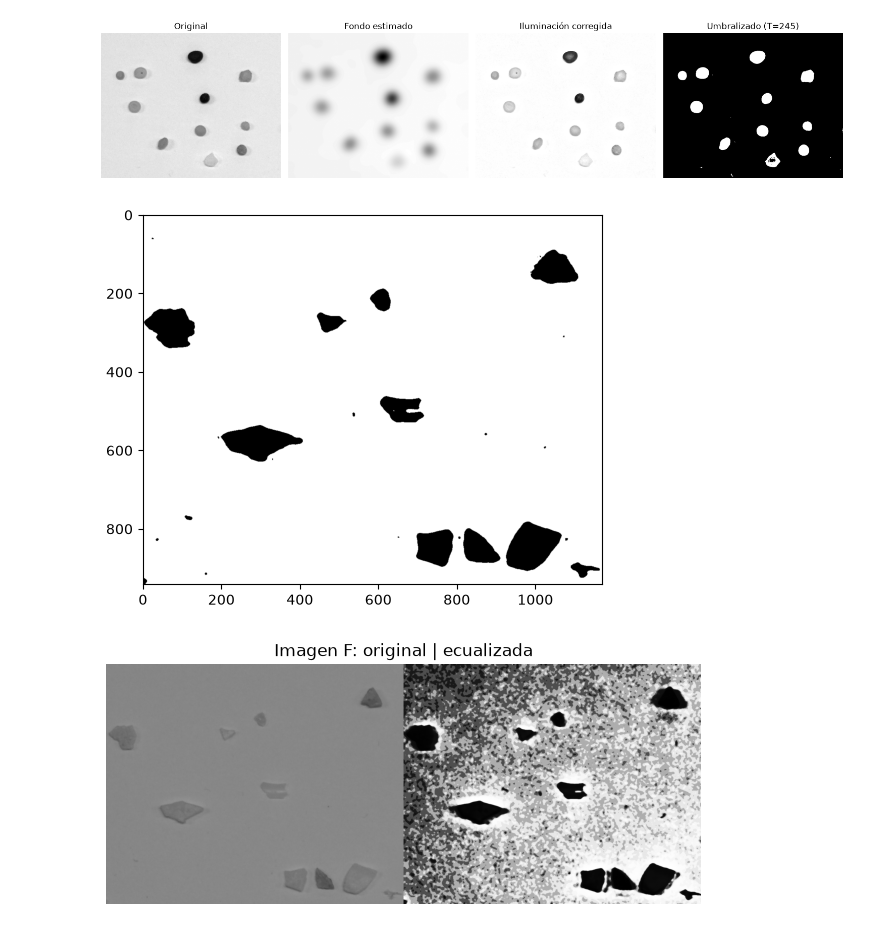
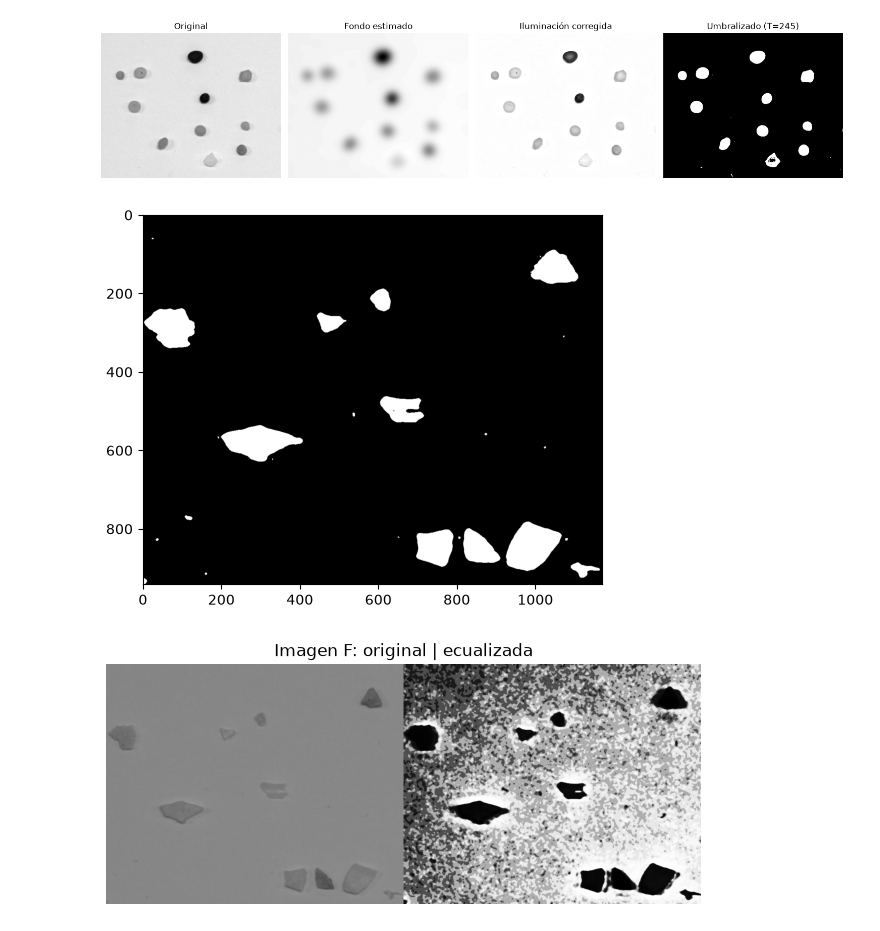
Before and after one commit to Darknight99V/VC, a Jupyter notebook: P3/VC_P3.ipynb, the cells around one changed output. Cells and saved outputs as stored; diff of their text form; code cells hidden in the pictures.

```diff
--- a/P3/VC_P3.ipynb
+++ b/P3/VC_P3.ipynb
@@ -892,34 +889,34 @@ def histogram(img):
     )
 
     return hist.flatten(), cv2.equalizeHist(suavizada)
 
 
 def threshold_otsu(img):
-    _, th = cv2.threshold(img,15,255,cv2.THRESH_BINARY)
+    _, th = cv2.threshold(img,15,255,cv2.THRESH_BINARY_INV)
     plt.imshow(th, cmap='gray')
     return th
 
 hist, eq_hist1 = histogram(imgF)
 hist3, eq_hist3 = histogram(imgP)
 
 processedF = threshold_otsu(eq_hist1) #dejar así
 
 
 #---------------------------------------------------------------------------
 
 res = np.hstack((cv2.cvtColor(imgF, cv2.COLOR_BGR2GRAY), eq_hist1))
 #res3 = np.hstack((cv2.cvtColor(imgP, cv2.COLOR_BGR2GRAY), eq_hist3))
 
 plt.figure(figsize=(12, 8))
 
 plt.subplot(3, 1, 1)
 plt.imshow(res, cmap='gray')
 plt.title("Imagen F: original | ecualizada")
 plt.axis('off')
 
 plt.tight_layout()
 plt.show()
 # %% [output]
-[figure, old version]
+[figure, new version]
 [figure]
 # %%
```
Also changed, not shown: parts of 7 cells of this notebook.
